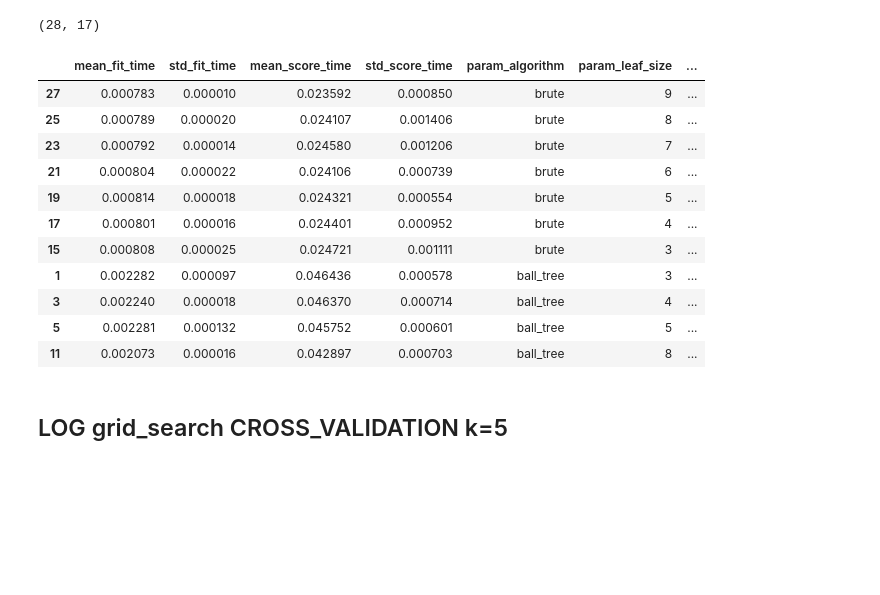
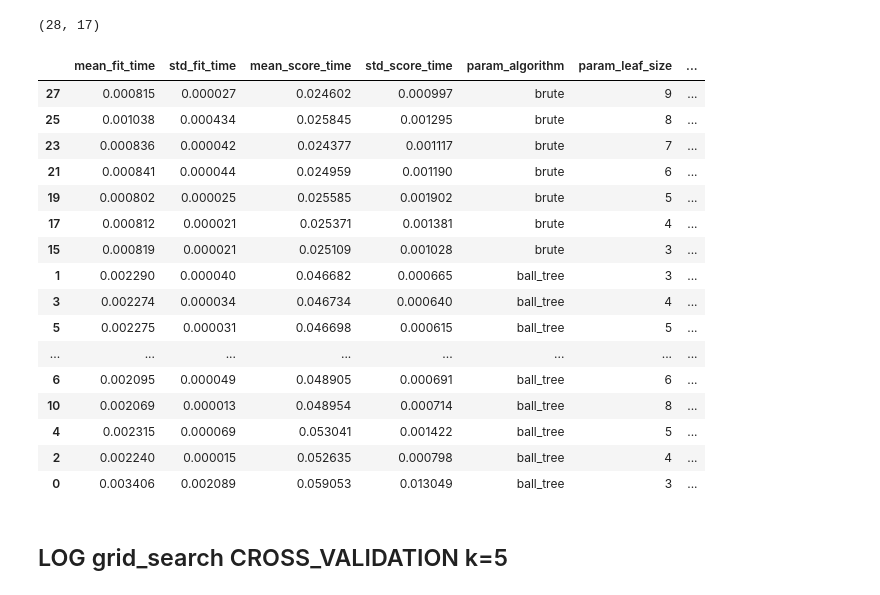
Before and after one commit to Project-Over-Under/Over_Under, a Jupyter notebook: MODEL/model_r_round2.ipynb, the cells around one changed output. Drawn from its saved outputs; the diff is of its cells as text; code cells hidden in the pictures; blank space fills up the shorter version.

```diff
--- a/MODEL/model_r_round2.ipynb
+++ b/MODEL/model_r_round2.ipynb
@@ -321,0 +347,2 @@ results_df_init.sort_values(by='rank_test_score').head()
+# %%
+gr_search.fit(X_train, y_train)
@@ -393,0 +451,8 @@ results_df_init.sort_values(by='rank_test_score').head()
+# %%
+param_grid = {
+    'learning_rate': [0.02,0.05,0.1],
+    'n_estimators': [21,31,55, 101],
+    'min_samples_leaf': [2,5,10],
+}
+gr_search = GridSearchCV(GradientBoostingClassifier(),
+                      param_grid)
@@ -393,0 +466,2 @@ results_df_init.sort_values(by='rank_test_score').head()
+# %%
+gr_search.fit(X_train, y_train)
@@ -433,7 +528,7 @@ weighted avg       0.50      0.50      0.50      2394
 param_grid = {
     'verbose': [False],
     'depth': [5, 10, 12],
-    'learning_rate': [None,0.1,0.2, 0.5],
+    'learning_rate': [0.1,0.2, 0.5],
 }
 gr_search = GridSearchCV(CatBoostClassifier(),
                       param_grid)
@@ -539,20 +644,25 @@ results_df_init.shape
 (28, 17)
 # %%
 params = pd.DataFrame(results['params'])
-results_df_init.sort_values(by='rank_test_score').head(11)
+results_df_init.sort_values(by='rank_test_score').head(31)
 # %% [output]
 |  | mean_fit_time | std_fit_time | mean_score_time | std_score_time | param_algorithm | param_leaf_size | ... |
-| 27 | 0.000783 | 0.000010 | 0.023592 | 0.000850 | brute | 9 | ... |
-| 25 | 0.000789 | 0.000020 | 0.024107 | 0.001406 | brute | 8 | ... |
-| 23 | 0.000792 | 0.000014 | 0.024580 | 0.001206 | brute | 7 | ... |
-| 21 | 0.000804 | 0.000022 | 0.024106 | 0.000739 | brute | 6 | ... |
-| 19 | 0.000814 | 0.000018 | 0.024321 | 0.000554 | brute | 5 | ... |
-| 17 | 0.000801 | 0.000016 | 0.024401 | 0.000952 | brute | 4 | ... |
-| 15 | 0.000808 | 0.000025 | 0.024721 | 0.001111 | brute | 3 | ... |
-| 1 | 0.002282 | 0.000097 | 0.046436 | 0.000578 | ball_tree | 3 | ... |
-| 3 | 0.002240 | 0.000018 | 0.046370 | 0.000714 | ball_tree | 4 | ... |
-| 5 | 0.002281 | 0.000132 | 0.045752 | 0.000601 | ball_tree | 5 | ... |
-| 11 | 0.002073 | 0.000016 | 0.042897 | 0.000703 | ball_tree | 8 | ... |
+| 27 | 0.000815 | 0.000027 | 0.024602 | 0.000997 | brute | 9 | ... |
+| 25 | 0.001038 | 0.000434 | 0.025845 | 0.001295 | brute | 8 | ... |
+| 23 | 0.000836 | 0.000042 | 0.024377 | 0.001117 | brute | 7 | ... |
+| 21 | 0.000841 | 0.000044 | 0.024959 | 0.001190 | brute | 6 | ... |
+| 19 | 0.000802 | 0.000025 | 0.025585 | 0.001902 | brute | 5 | ... |
+| 17 | 0.000812 | 0.000021 | 0.025371 | 0.001381 | brute | 4 | ... |
+| 15 | 0.000819 | 0.000021 | 0.025109 | 0.001028 | brute | 3 | ... |
+| 1 | 0.002290 | 0.000040 | 0.046682 | 0.000665 | ball_tree | 3 | ... |
+| 3 | 0.002274 | 0.000034 | 0.046734 | 0.000640 | ball_tree | 4 | ... |
+| 5 | 0.002275 | 0.000031 | 0.046698 | 0.000615 | ball_tree | 5 | ... |
+| ... | ... | ... | ... | ... | ... | ... | ... |
+| 6 | 0.002095 | 0.000049 | 0.048905 | 0.000691 | ball_tree | 6 | ... |
+| 10 | 0.002069 | 0.000013 | 0.048954 | 0.000714 | ball_tree | 8 | ... |
+| 4 | 0.002315 | 0.000069 | 0.053041 | 0.001422 | ball_tree | 5 | ... |
+| 2 | 0.002240 | 0.000015 | 0.052635 | 0.000798 | ball_tree | 4 | ... |
+| 0 | 0.003406 | 0.002089 | 0.059053 | 0.013049 | ball_tree | 3 | ... |
 # %% [markdown]
 ## LOG grid_search CROSS_VALIDATION k=5
 # %%
```
Also changed, not shown: parts of 44 cells of this notebook, 3 other files.
